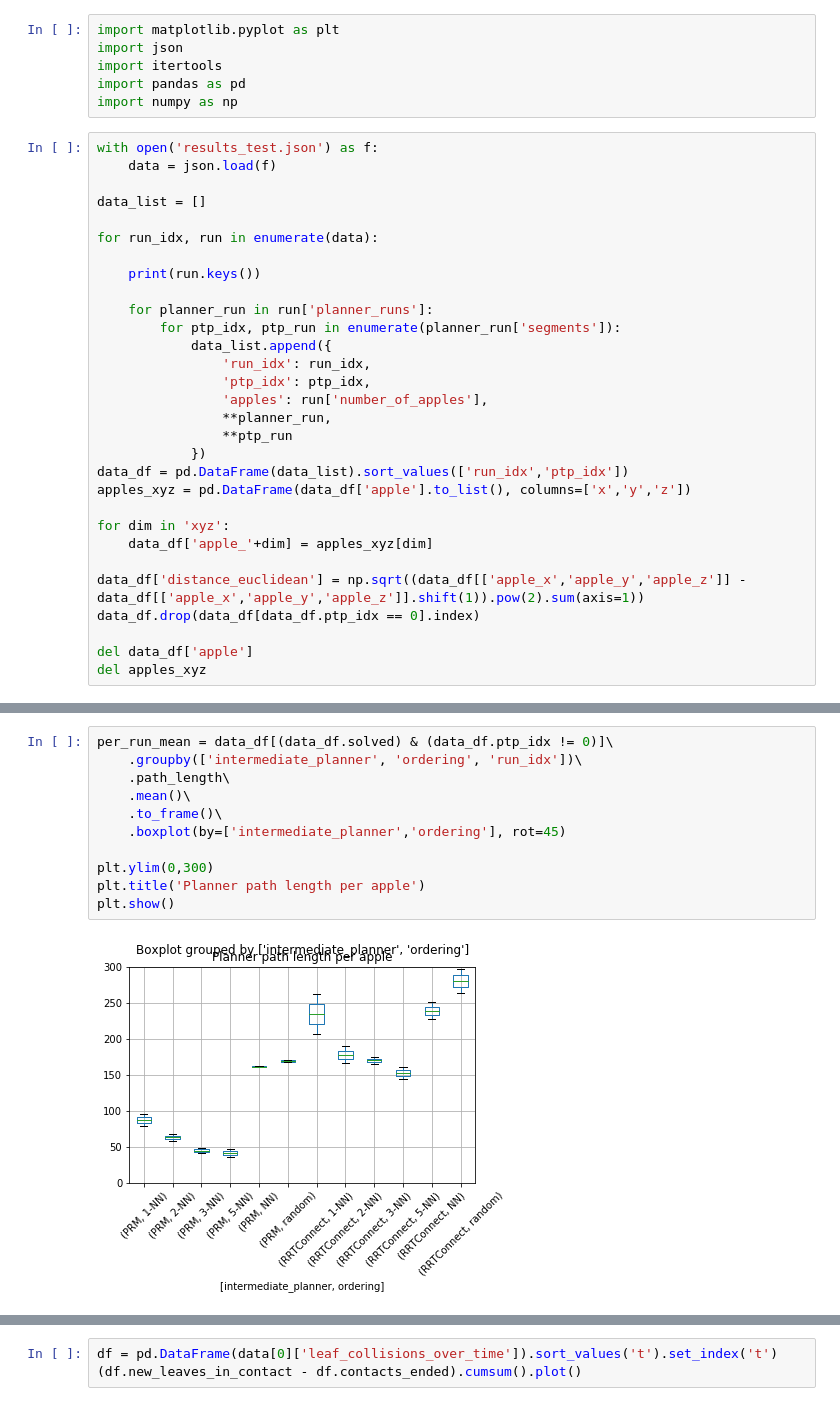
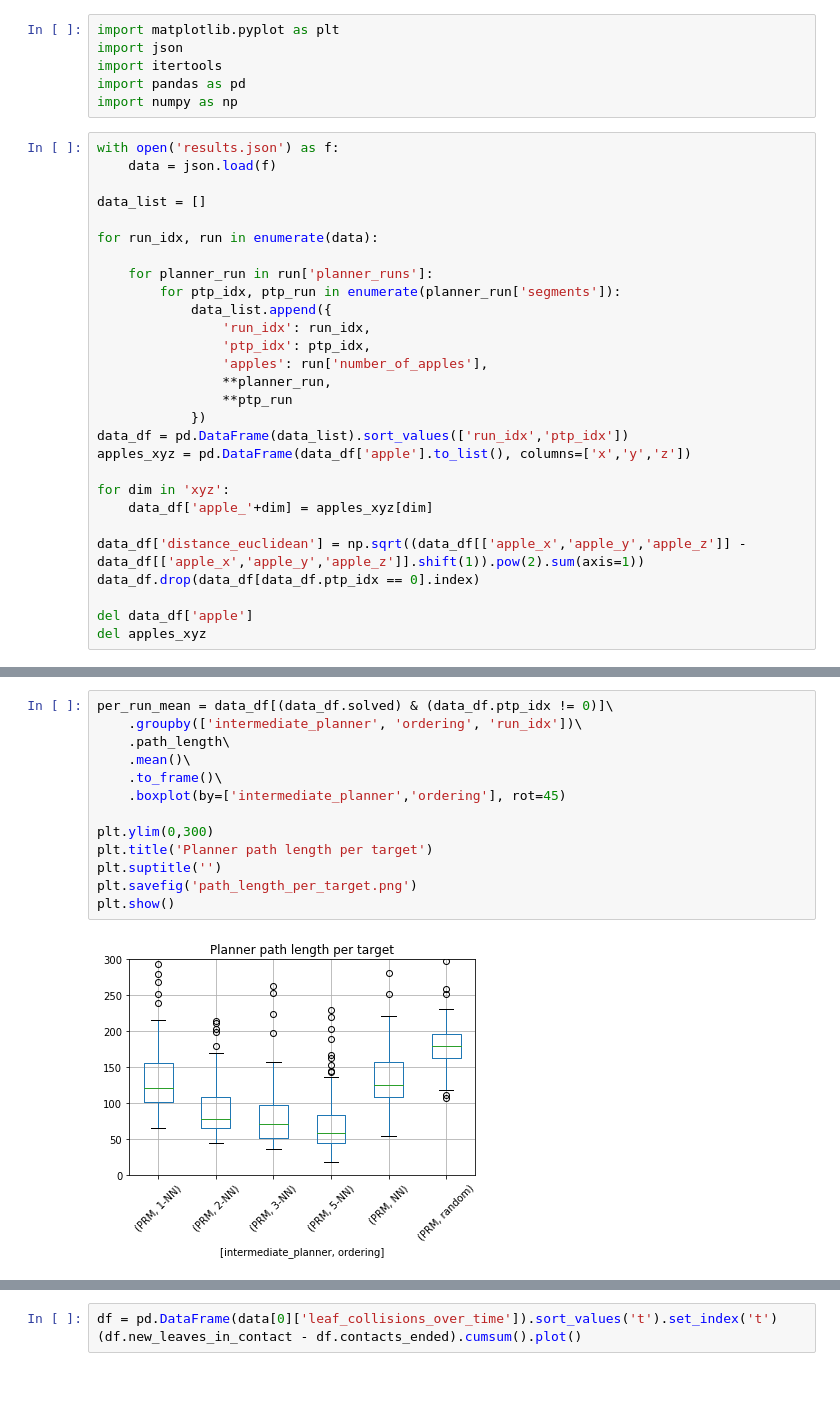
Before and after one commit to werner291/Multigoal-Orchard-Drone-Planning-Library, a Jupyter notebook: analysis/Performance Analysis.ipynb, the cells around one changed output, grey strips where cells are left out. Cells and saved outputs as stored; diff of their text form.

```diff
--- a/analysis/Performance Analysis.ipynb
+++ b/analysis/Performance Analysis.ipynb
@@ -5,14 +5,12 @@ import itertools
 import pandas as pd
 import numpy as np
 # %%
-with open('results_test.json') as f:
+with open('results.json') as f:
     data = json.load(f)
 
 data_list = []
 
 for run_idx, run in enumerate(data):
-
-    print(run.keys())
 
     for planner_run in run['planner_runs']:
         for ptp_idx, ptp_run in enumerate(planner_run['segments']):
@@ -56,13 +51,15 @@ data_df
 # %%
 per_run_mean = data_df[(data_df.solved) & (data_df.ptp_idx != 0)]\
     .groupby(['intermediate_planner', 'ordering', 'run_idx'])\
     .path_length\
     .mean()\
     .to_frame()\
     .boxplot(by=['intermediate_planner','ordering'], rot=45)
 
 plt.ylim(0,300)
-plt.title('Planner path length per apple')
+plt.title('Planner path length per target')
+plt.suptitle('')
+plt.savefig('path_length_per_target.png')
 plt.show()
 # %% [output]
-[figure, old version]
+[figure, new version]
```
Also changed, not shown: parts of 8 cells of this notebook, 3 other files.
